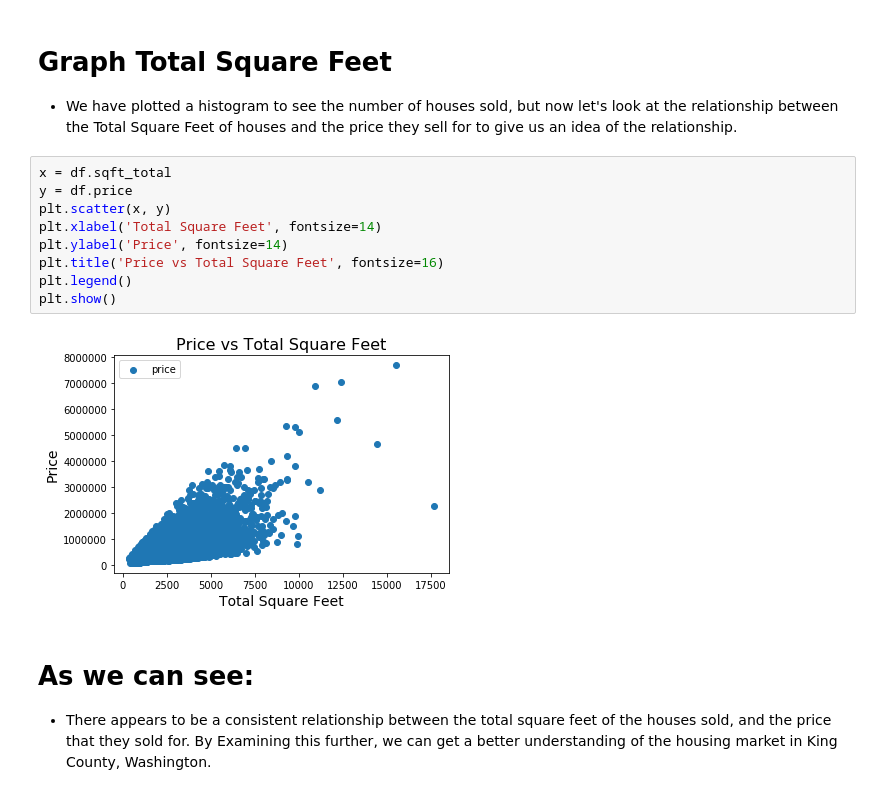
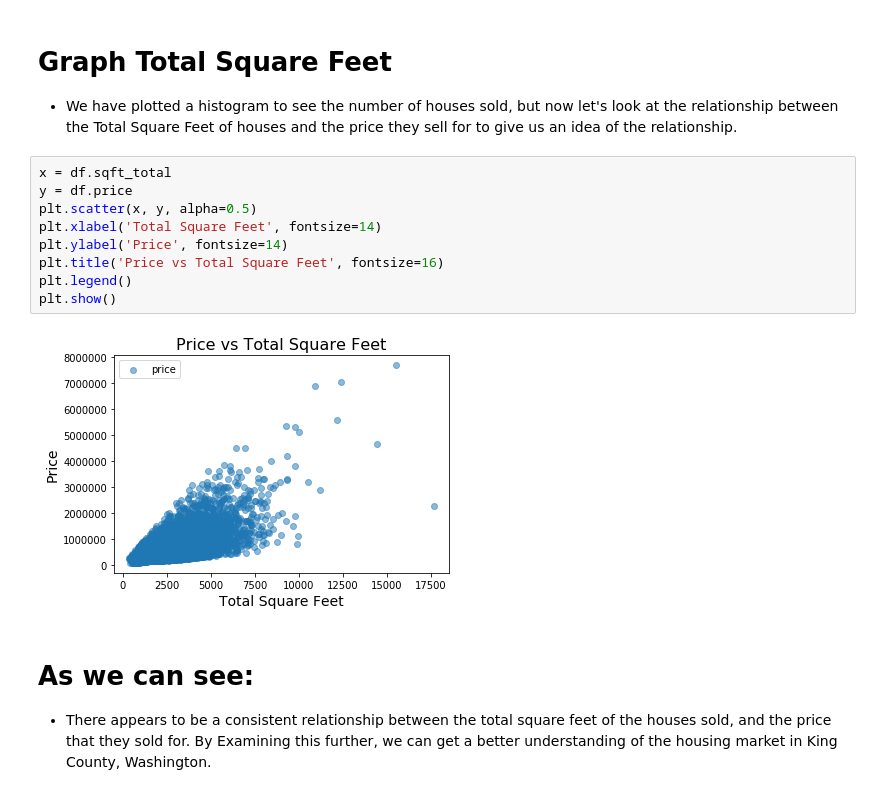
Before and after one commit to steeznation16/dsc-1-final-project-online-ds-ft-100118, a Jupyter notebook: student.ipynb, the cells around one changed output. Cells and saved outputs as stored; diff of their text form.

```diff
--- a/student.ipynb
+++ b/student.ipynb
@@ -208,14 +255,14 @@ We confirm that the mean total square feet of houses sold is 2,366 feet, with on
 # %%
 x = df.sqft_total
 y = df.price
-plt.scatter(x, y)
+plt.scatter(x, y, alpha=0.5)
 plt.xlabel('Total Square Feet', fontsize=14)
 plt.ylabel('Price', fontsize=14)
 plt.title('Price vs Total Square Feet', fontsize=16)
 plt.legend()
 plt.show()
 # %% [output]
-[figure, old version]
+[figure, new version]
 # %% [markdown]
 # As we can see:
 - There appears to be a consistent relationship between the total square feet of the houses sold, and the price that they sold for.  By Examining this further, we can get a better understanding of the housing market in King County, Washington.
```
Also changed, not shown: parts of 25 cells of this notebook, 1 other file.
